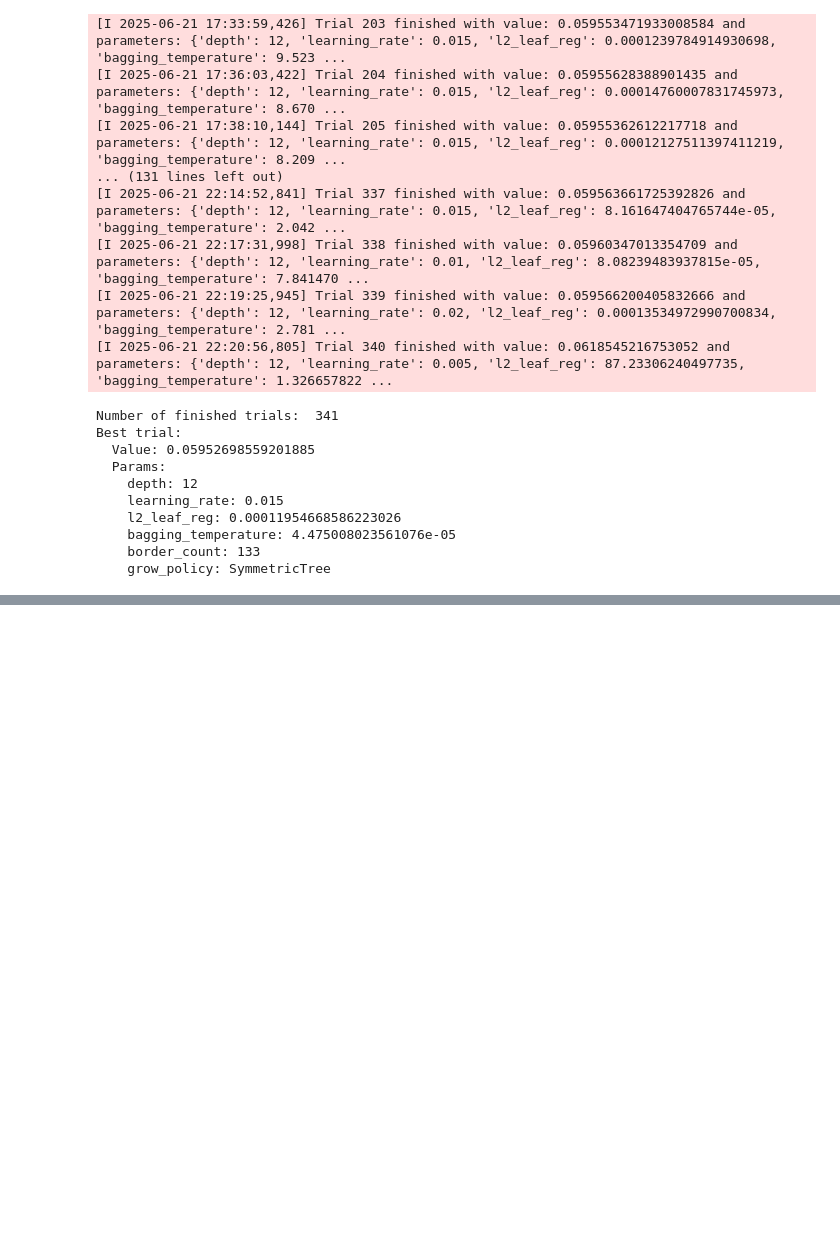
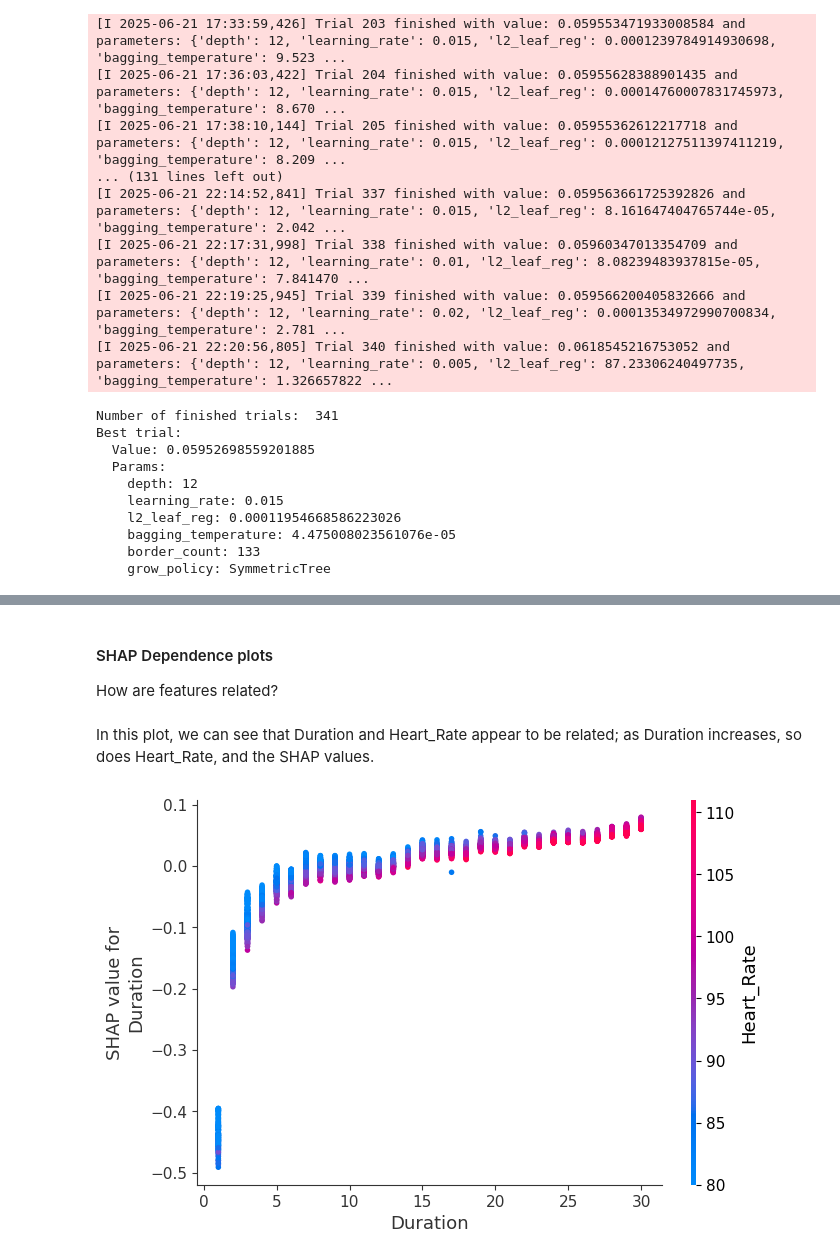
Before and after one commit to ElliotBlackstone/S25_Predict_Calories, a Jupyter notebook: calorie_catboost.ipynb, the cells around one changed output, grey strips where cells are left out. Drawn from its saved outputs; the diff is of its cells as text; code cells hidden in the pictures; blank space fills up the shorter version.

```diff
--- a/calorie_catboost.ipynb
+++ b/calorie_catboost.ipynb
@@ -996,0 +324,15 @@ Name: Calories, dtype: float64
+# %% [markdown]
+#### SHAP Dependence plots
+
+How are features related?
+# %% [markdown]
+In this plot, we can see that Duration and Heart_Rate appear to be related; as Duration increases, so does Heart_Rate, and the SHAP values.
+# %%
+shap.dependence_plot(
+    'Duration',
+    shap_vals,
+    X_small,
+   interaction_index='Heart_Rate'  # name or index of the feature to color by
+)
+# %% [output]
+[figure, added]
```
Also changed, not shown: parts of 26 cells of this notebook, 12 other files.
